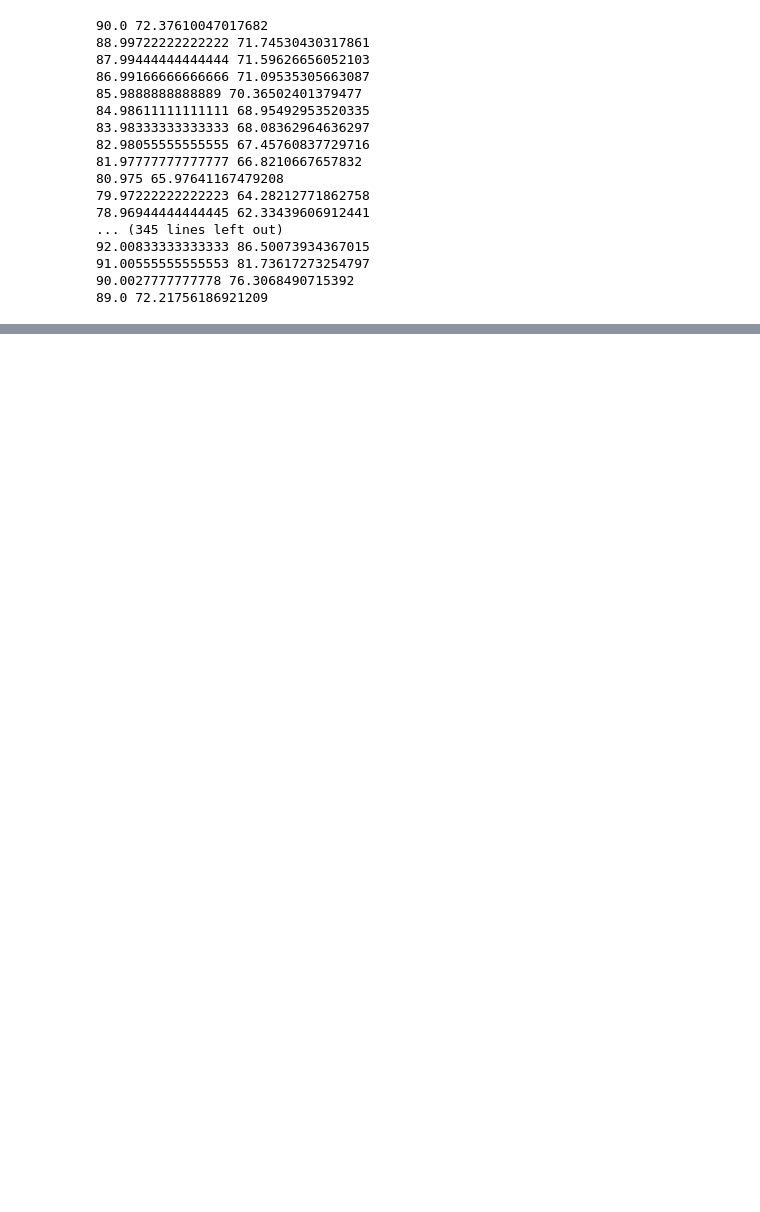
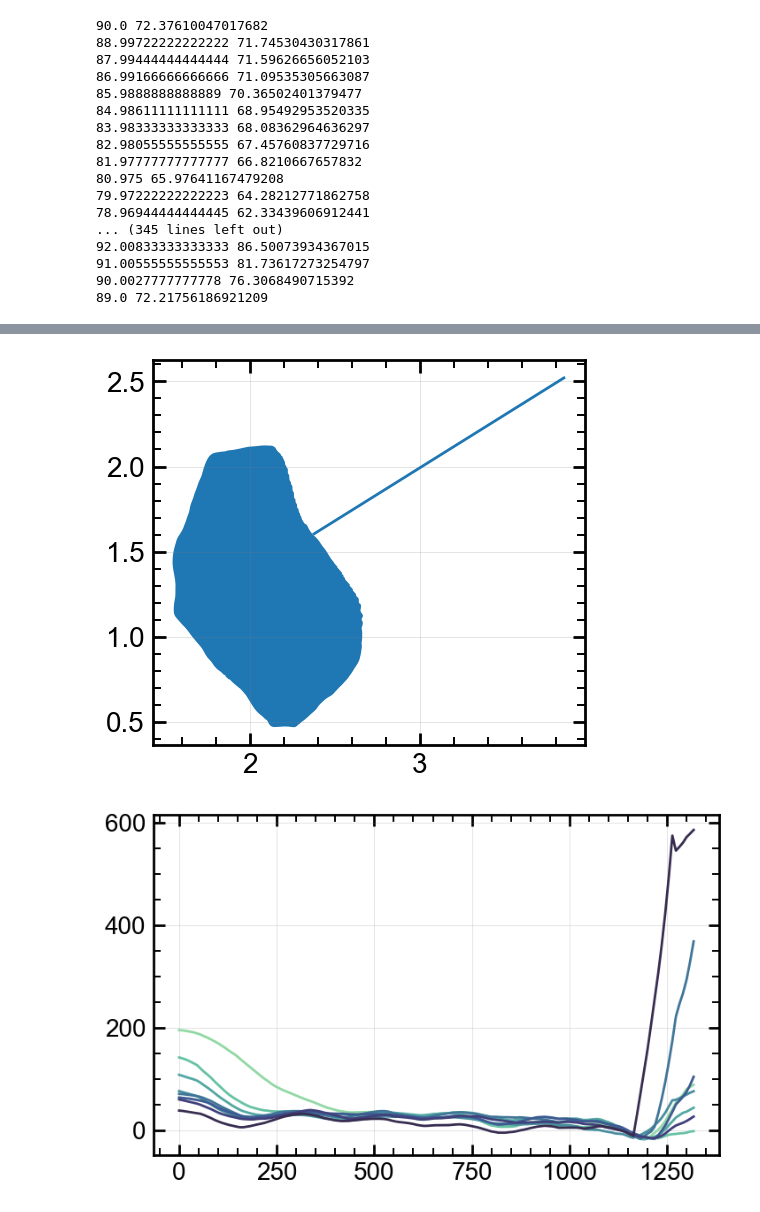
Before and after one commit to js-chemE/paper01, a Jupyter notebook: flow.ipynb, the cells around one changed output, grey strips where cells are left out. Drawn from its saved outputs; the diff is of its cells as text; code cells hidden in the pictures; blank space fills up the shorter version.

```diff
--- a/flow.ipynb
+++ b/flow.ipynb
@@ -429,0 +503,34 @@ plt.show()
+# %%
+flow_cmap = plt.get_cmap("cmo.deep")  # type:ignore
+flow_colors = list(flow_cmap(np.linspace(0.2, 0.9, len(flow_flim_frames))))
+
+flow_ray_left = 80
+flow_ray_right = 65
+
+fig, ax = plt.subplots()
+gpd.GeoSeries(
+    fa.affine_transform_pixel2extent(
+        interesting_rays[flow_ray_right].evaluation_line, geom_extent, list(extent)
+    )
+).plot(ax=ax)
+#gpd.GeoSeries(
+#    fa.affine_transform_pixel2extent(
+#        interesting_rays[flow_ray_left].evaluation_line, geom_extent, list(extent)
+#    )
+#).plot(ax=ax)
+gpd.GeoSeries(
+    fa.affine_transform_pixel2extent(flow_particle.geometry, geom_extent, list(extent))
+).plot(ax=ax)
+
+fig, ax = plt.subplots()
+for i, (i_frame, time_stamp) in enumerate(zip(flow_flim_frames, flow_time_stamps)):
+    ymin_right = flow_y_cuts.query("i == @i & i_ray == @i_ray_right").min() * 0.7
+    ymin_left = flow_y_cuts.query("i == @i & i_ray == @i_ray_left").min() * 0.7
+    left = flow_y_cuts.query("i == @i & i_ray == @i_ray_left") - ymin_left
+    right = flow_y_cuts.query("i == @i & i_ray == @i_ray_right") - ymin_right
+    ax.plot(right.r, right.value, color=flow_colors[i])
+    # left = flow_y_cuts.query("x < 220 & volume > 0.8 & i == @i")
+    # right = flow_y_cuts.query("x > 220 & x < 350 & volume > 0.8 & i == @i")
+# %% [output]
+[figure, added]
+[figure, added]
```
Also changed, not shown: parts of 8 cells of this notebook, 13 other files.
